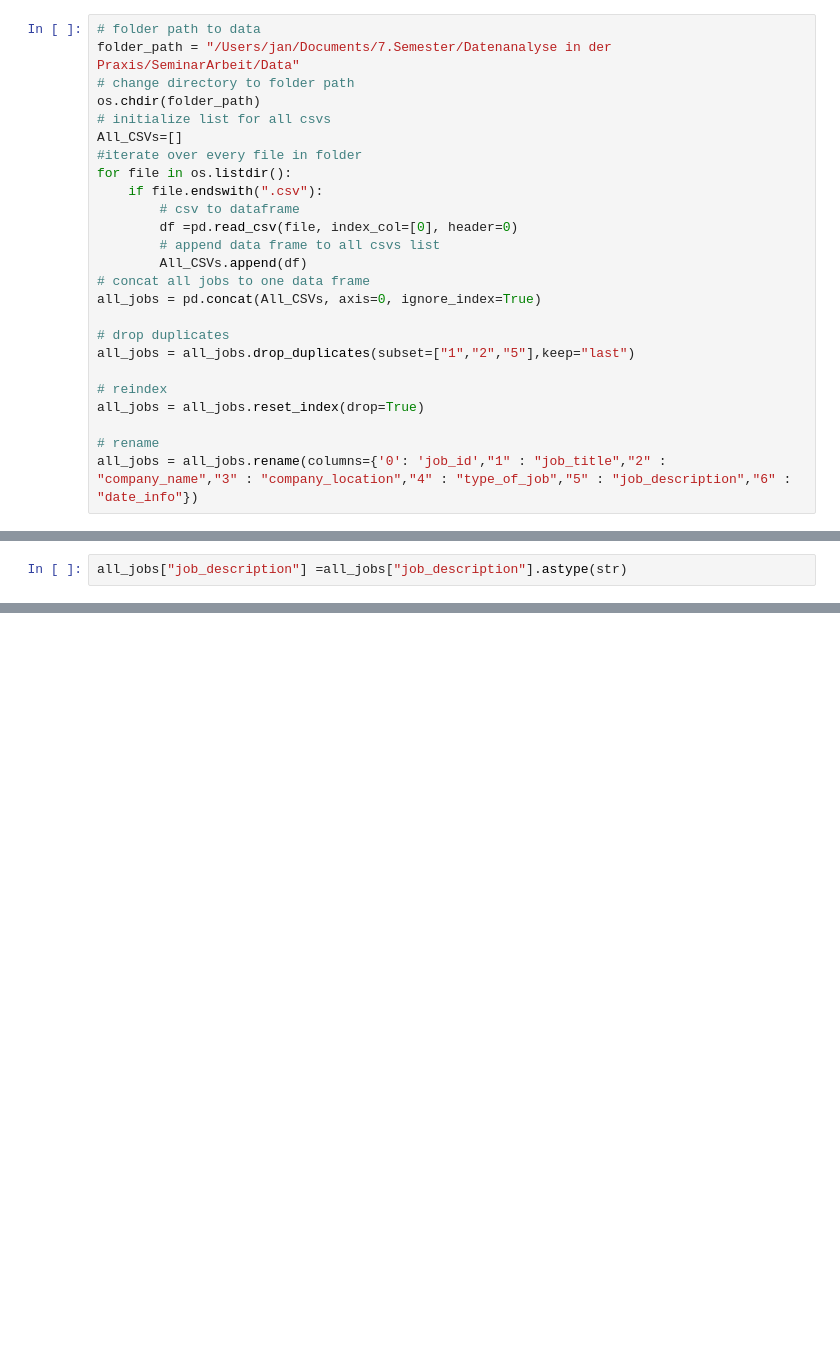
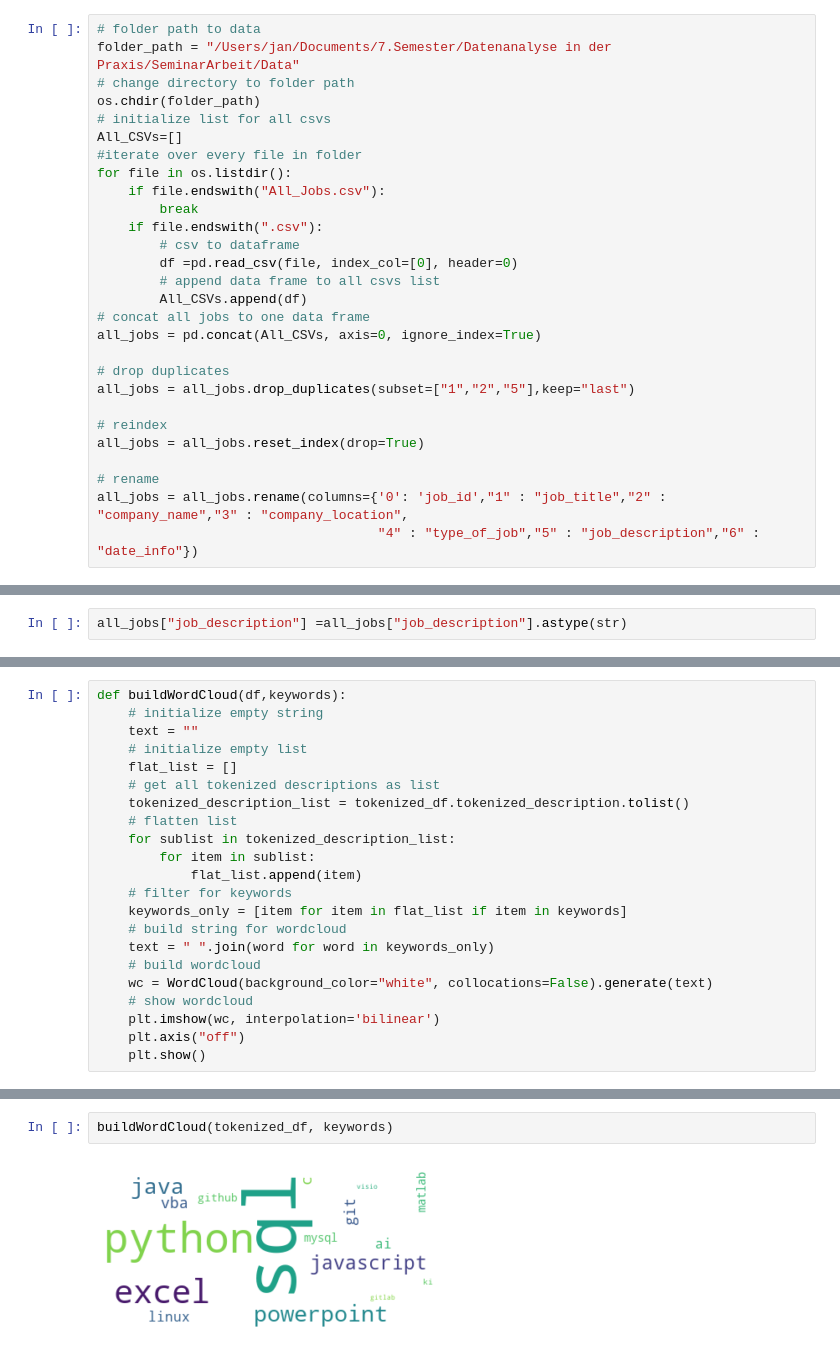
Before and after one commit to JanSchuck/DataAnalysis-StudentResearchProject, a Jupyter notebook: Analysis/Indeed_Analysis.ipynb, the cells around one changed output, grey strips where cells are left out. Cells and saved outputs as stored; diff of their text form; blank space fills up the shorter version.

```diff
--- a/Analysis/Indeed_Analysis.ipynb
+++ b/Analysis/Indeed_Analysis.ipynb
@@ -37,6 +42,8 @@ os.chdir(folder_path)
 All_CSVs=[]
 #iterate over every file in folder
 for file in os.listdir():
+    if file.endswith("All_Jobs.csv"):
+        break
     if file.endswith(".csv"):
         # csv to dataframe
         df =pd.read_csv(file, index_col=[0], header=0)
@@ -52,7 +59,8 @@ all_jobs = all_jobs.drop_duplicates(subset=["1","2","5"],keep="last")
 all_jobs = all_jobs.reset_index(drop=True)
 
 # rename
-all_jobs = all_jobs.rename(columns={'0': 'job_id',"1" : "job_title","2" : "company_name","3" : "company_location","4" : "type_of_job","5" : "job_description","6" : "date_info"})
+all_jobs = all_jobs.rename(columns={'0': 'job_id',"1" : "job_title","2" : "company_name","3" : "company_location",
+                                    "4" : "type_of_job","5" : "job_description","6" : "date_info"})
 # %%
 all_jobs.info()
 # %% [output]
@@ -198,0 +224,22 @@ print(count_keywords)
+# %%
+def buildWordCloud(df,keywords):
+    # initialize empty string
+    text = ""
+    # initialize empty list
+    flat_list = []
+    # get all tokenized descriptions as list
+    tokenized_description_list = tokenized_df.tokenized_description.tolist()
+    # flatten list
+    for sublist in tokenized_description_list:
+        for item in sublist:
+            flat_list.append(item)
+    # filter for keywords
+    keywords_only = [item for item in flat_list if item in keywords]
+    # build string for wordcloud
+    text = " ".join(word for word in keywords_only)
+    # build wordcloud
+    wc = WordCloud(background_color="white", collocations=False).generate(text)
+    # show wordcloud
+    plt.imshow(wc, interpolation='bilinear')
+    plt.axis("off")
+    plt.show()
@@ -198,0 +276,4 @@ print(count_keywords)
+# %%
+buildWordCloud(tokenized_df, keywords)
+# %% [output]
+[figure, added]
```
Also changed, not shown: parts of 30 cells of this notebook.
